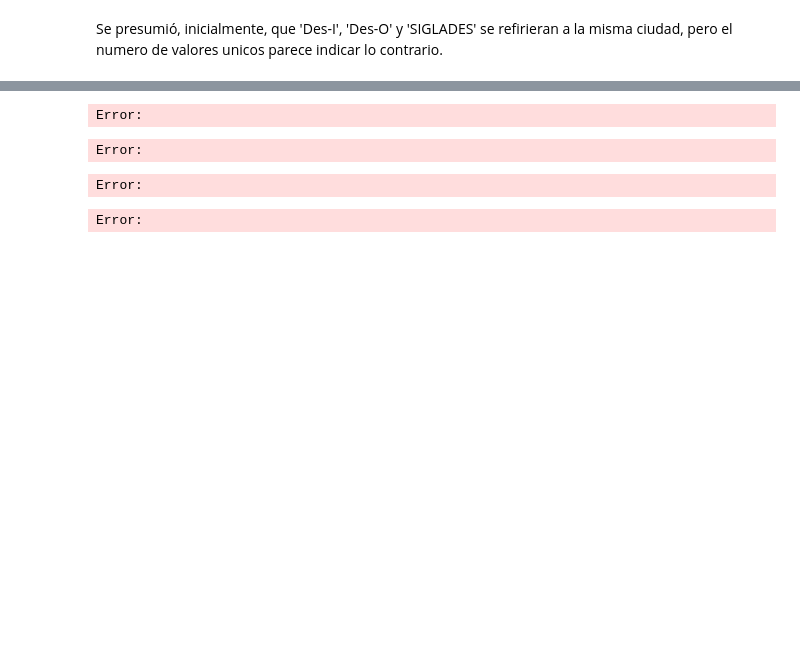
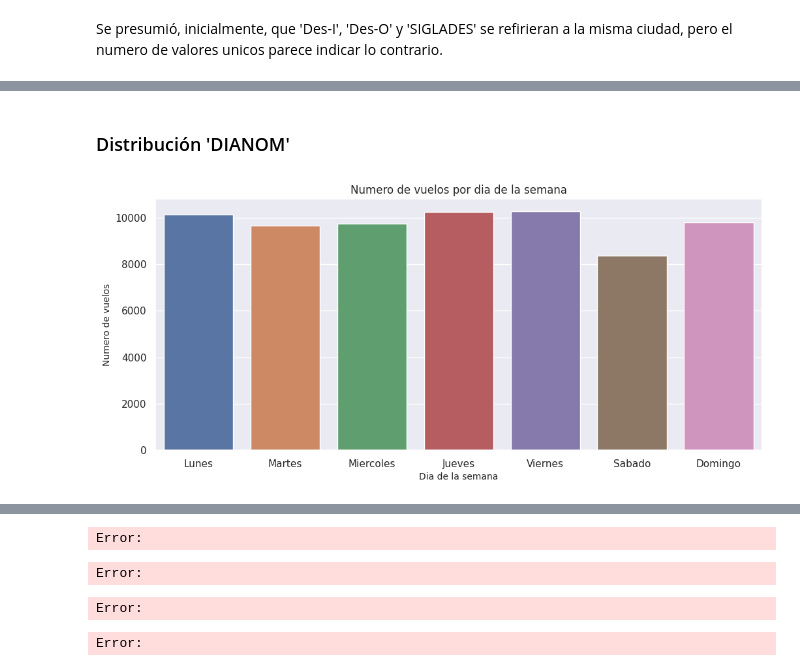
Before and after one commit to chuto81/datascientist_latam, a Jupyter notebook: solution.ipynb, the cells around one changed output, grey strips where cells are left out. Cells and saved outputs as stored; diff of their text form; code cells hidden in the pictures; blank space fills up the shorter version.

```diff
--- a/solution.ipynb
+++ b/solution.ipynb
@@ -398,0 +457,12 @@ NameError: name 'ProfileReport' is not defined
+# %% [markdown]
+### Distribución 'DIANOM'
+# %%
+plt.figure(figsize = (12,5))
+sns.barplot(x=days, y=values_days)
+plt.title('Numero de vuelos por dia de la semana')
+plt.ylabel('Numero de vuelos', fontsize=10)
+plt.xlabel('Dia de la semana', fontsize=10)
+plt.xticks(rotation=0)
+plt.show()
+# %% [output]
+[figure, added]
```
Also changed, not shown: parts of 54 cells of this notebook.
